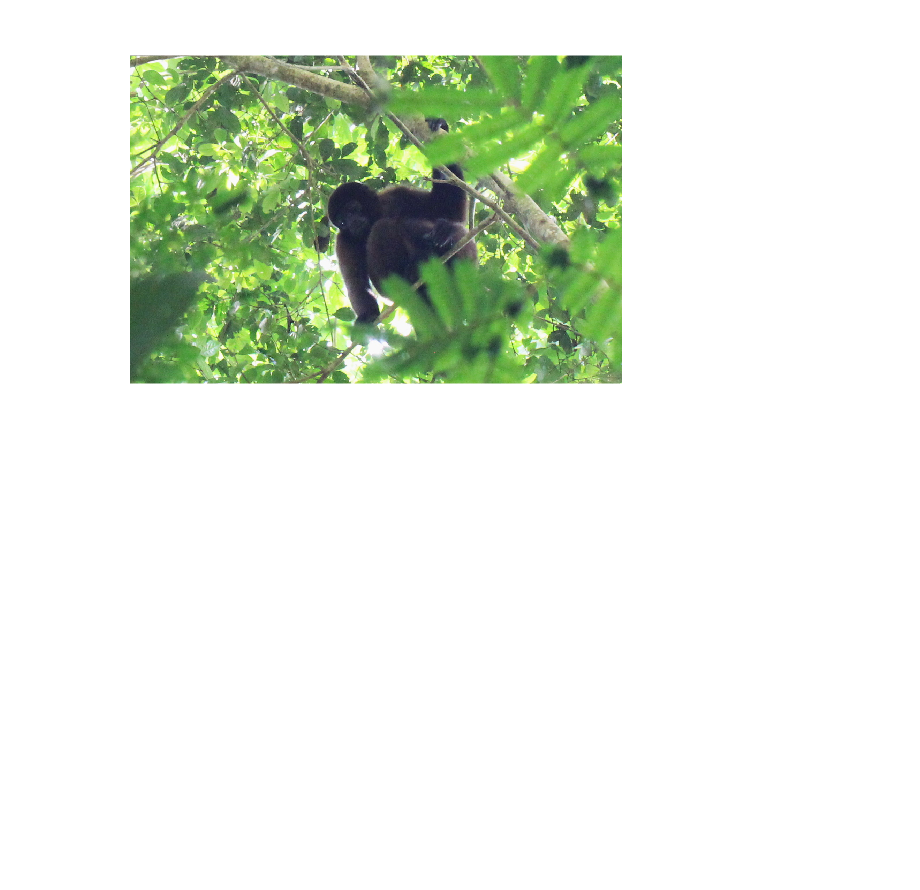
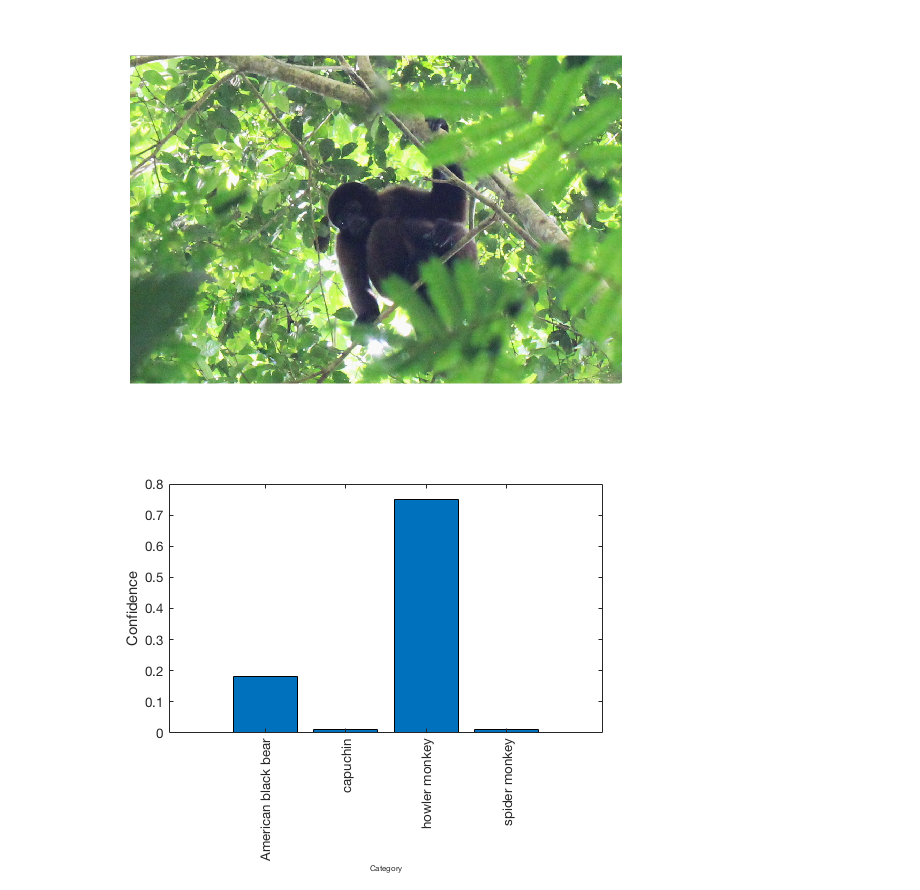
Before and after one commit to pommevilla/p3.matlab.fall2018, a Jupyter notebook: notebooks/p3.matlab.fall2018-04.ipynb, the cells around one changed output. Cells and saved outputs as stored; diff of their text form; code cells hidden in the pictures; blank space fills up the shorter version.

```diff
--- a/notebooks/p3.matlab.fall2018-04.ipynb
+++ b/notebooks/p3.matlab.fall2018-04.ipynb
@@ -75,0 +76,21 @@ So it looked like `alexnet` was pretty confident that it was some sort of frog.
+# %%
+%%file high_confidence_predictions.m
+function high_confidence_predictions(image_path, net)
+%high_confidence_predictions: display a barchart of significant predictions
+%image_path is a path to the image of interest
+%net is a neural net
+    img = imread(image_path);
+    img = imresize(img, [227, 227]);
+    [prediction, confidence] = classify(net, img);
+
+    sig_threshold = 0.01;
+    sig_scores = confidence > sig_threshold;
+    bar(confidence(sig_scores))
+    categories = net.Layers(end).ClassNames;
+    xticklabels(categories(sig_scores))
+    xtickangle(90)
+    xlabel("Category", 'fontsize', 6)
+    ylabel("Confidence")
+
+
+end
@@ -81,3 +104,7 @@ Warning: Image is too big to fit on screen; displaying at 67%
 > In images.internal.initSize (line 71)
   In imshow (line 336)
 [figure]
+# %%
+high_confidence_predictions('../data/images/examples/ex2.jpg', cnn)
+# %% [output]
+[figure, added]
```
Also changed, not shown: parts of 18 cells of this notebook, 2 other files.
